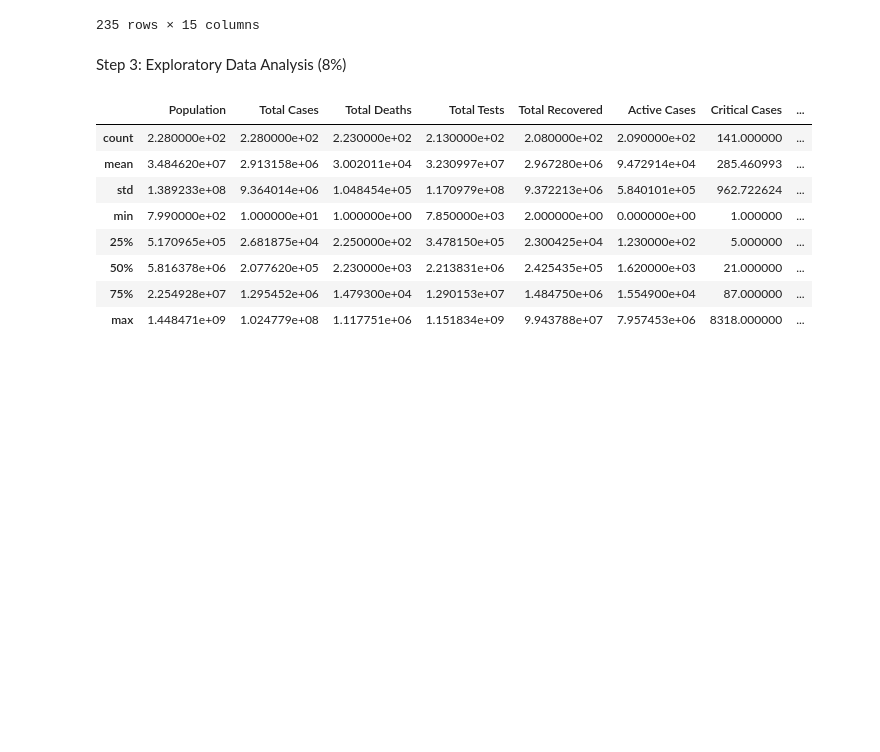
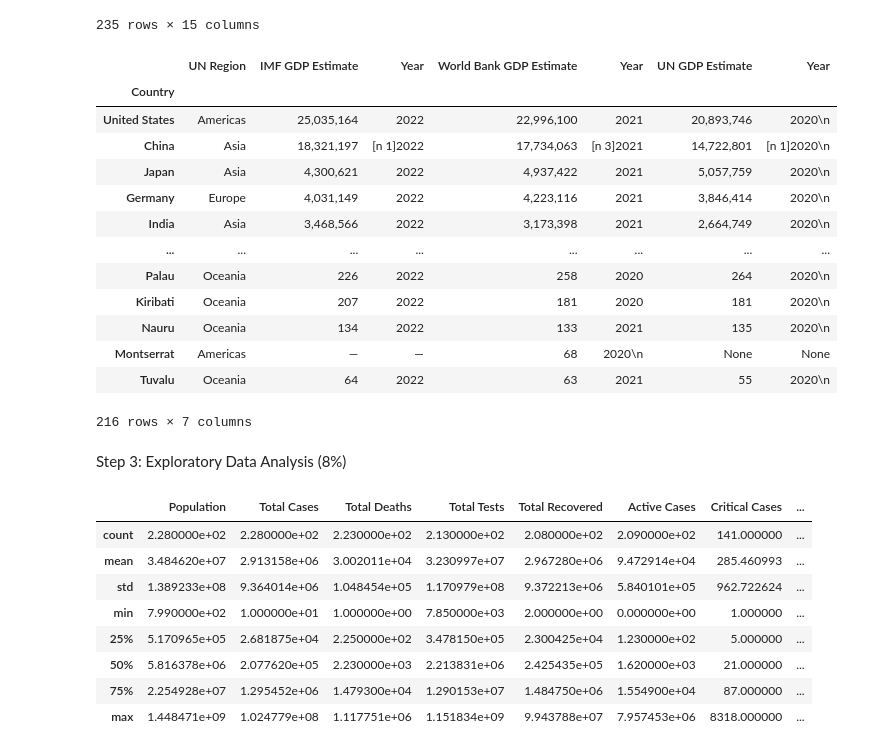
Before and after one commit to MJ-Peters/SDPA-Coursework, a Jupyter notebook: Data Analysis.ipynb, the cells around one changed output. Drawn from its saved outputs; the diff is of its cells as text; code cells hidden in the pictures; blank space fills up the shorter version.

Commit message:
Changed wiki data column names

```diff
--- a/Data Analysis.ipynb
+++ b/Data Analysis.ipynb
@@ -150,24 +150,46 @@ df
 # %%
 # Adding Wikipedia GDP Data to DF
 wiki_url = "https://en.wikipedia.org/wiki/List_of_countries_by_GDP_(nominal)"  # Web address of data
 wiki_response = requests.get(wiki_url)  # Performing a get request for the data at the url location
 wiki_soup = BeautifulSoup(wiki_response.text, "lxml")  # Parsing the request response to create a soup_object that can be searched for a table
 wiki_table = wiki_soup.find("table", {"class": "wikitable"})  # Searching the soup object for a table of specifc class
 
 
 rows = wiki_table.find_all("tr")  # Find all the rows in the table
 wiki_data = []  # Create an empty list to store the data
 
 for row in rows:  # Iterate through the rows of the table, "tr" points to a row in the table
     cells = row.find_all("td")  # Get the cells in the row, "td" points to a cell in the row
     row_data = []  # Create an empty list to store the row data
     for cell in cells:  # Iterate through all cells in the current row
         row_data.append(cell.text)  # Append the cell data to the row data list
     wiki_data.append(row_data)  # Append the row to the table data list
 
 wiki_df = pd.DataFrame(wiki_data)  # Convert the list to a df
+wiki_col_names = ["Country", "UN Region", "IMF GDP Estimate", "Year", "World Bank GDP Estimate", "Year", "UN GDP Estimate", "Year"]
+wiki_df.columns = wiki_col_names  # Renaming the columns
 
+wiki_df = wiki_df.iloc[3:]  # Removing the top three rows as they contained unecessary data
+wiki_df.set_index("Country", inplace=True)
+
+for i in range(len(df)):
+    df["GDP"]
 wiki_df
+# %% [output]
+|  | UN Region | IMF GDP Estimate | Year | World Bank GDP Estimate | Year | UN GDP Estimate | Year |
+| Country |  |  |  |  |  |  |  |
+| United States | Americas | 25,035,164 | 2022 | 22,996,100 | 2021 | 20,893,746 | 2020\n |
+| China | Asia | 18,321,197 | [n 1]2022 | 17,734,063 | [n 3]2021 | 14,722,801 | [n 1]2020\n |
+| Japan | Asia | 4,300,621 | 2022 | 4,937,422 | 2021 | 5,057,759 | 2020\n |
+| Germany | Europe | 4,031,149 | 2022 | 4,223,116 | 2021 | 3,846,414 | 2020\n |
+| India | Asia | 3,468,566 | 2022 | 3,173,398 | 2021 | 2,664,749 | 2020\n |
+| ... | ... | ... | ... | ... | ... | ... | ... |
+| Palau | Oceania | 226 | 2022 | 258 | 2020 | 264 | 2020\n |
+| Kiribati | Oceania | 207 | 2022 | 181 | 2020 | 181 | 2020\n |
+| Nauru | Oceania | 134 | 2022 | 133 | 2021 | 135 | 2020\n |
+| Montserrat | Americas | — | — | 68 | 2020\n | None | None |
+| Tuvalu | Oceania | 64 | 2022 | 63 | 2021 | 55 | 2020\n |
+216 rows × 7 columns
 # %% [markdown]
 Step 3: Exploratory Data Analysis (8%)
 # %%
```
